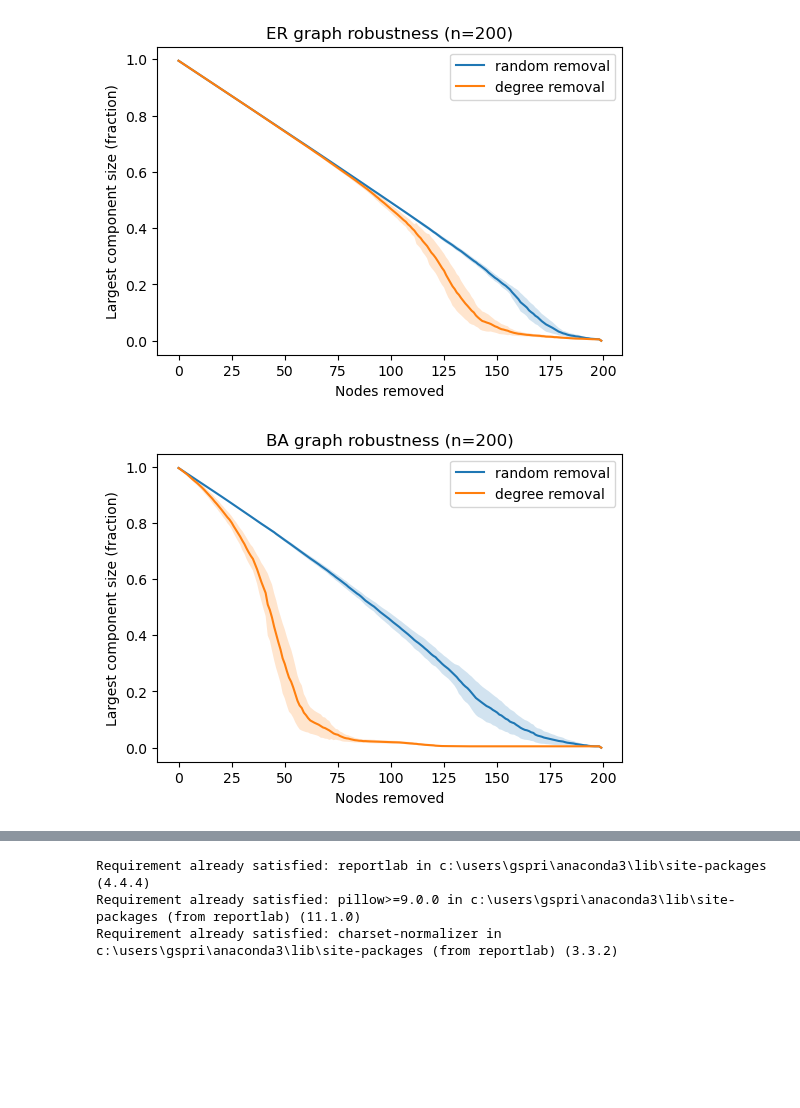
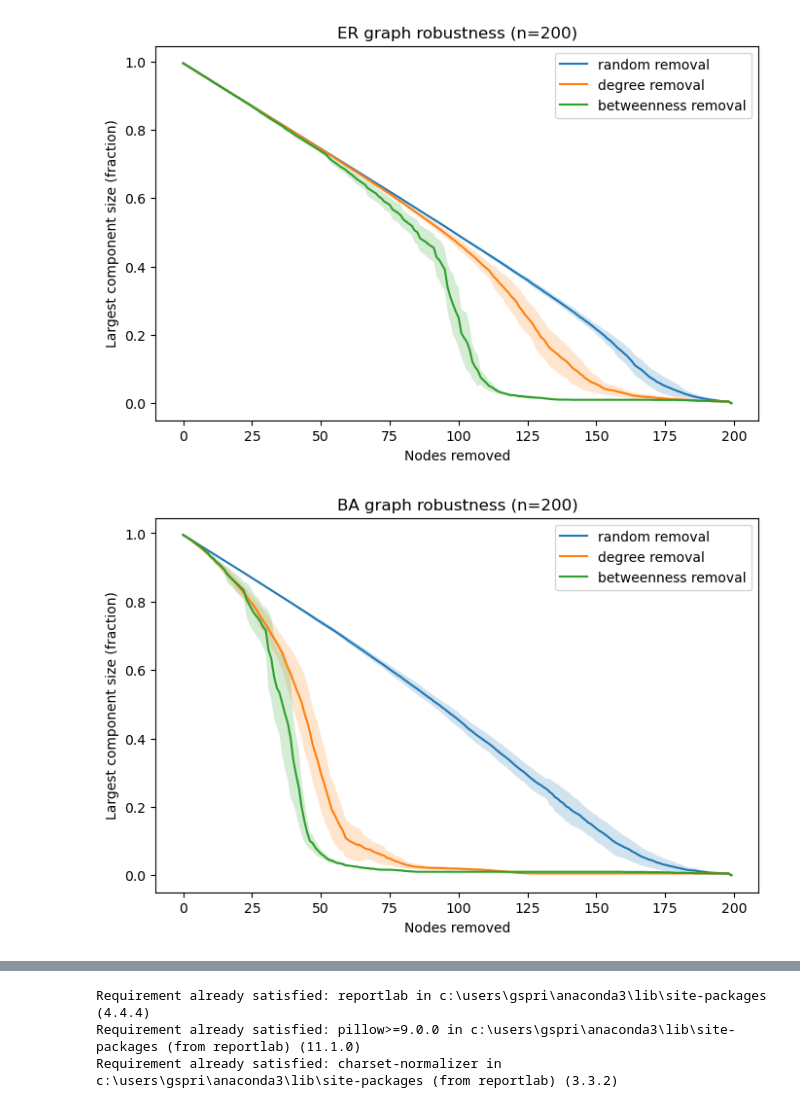
Before and after one commit to GVN8R/network-resilience, a Jupyter notebook: notebooks/01_network_resilience.ipynb, the cells around one changed output, grey strips where cells are left out. Drawn from its saved outputs; the diff is of its cells as text; code cells hidden in the pictures; blank space fills up the shorter version.

Commit message:
Added new removal strategy
Added 'betweenness' strategy, which removes nodes based on their betweenness centrality

```diff
--- a/notebooks/01_network_resilience.ipynb
+++ b/notebooks/01_network_resilience.ipynb
@@ -119,11 +146,16 @@ experiments = [
     ("WS", nx.watts_strogatz_graph, {"n": 200, "k": 4, "p": 0.1, "seed": None})
 ]
 
-strategies = ["random", "degree"]
+strategies = ["random", "degree", "betweenness"]
 
 results = {}
 
 for name, gen_func, params in experiments:
     for strat in strategies:
-        mean, std = average_collapse_curve(gen_func, params, strategy=strat, n_runs=50)
+        print(f"Running {name} with {strat} removal...")
+        if strat == "betweenness":
+            # Use less runs since betweenness is more expensive
+            mean, std = average_collapse_curve(gen_func, params, strategy=strat, n_runs=10)
+        else:
+            mean, std = average_collapse_curve(gen_func, params, strategy=strat, n_runs=50)
         results[(name, strat)] = (mean, std)
@@ -130,17 +172,17 @@ for name, gen_func, params in experiments:
 # %%
 # Compare plots by model
 for name, _, _ in experiments:
-    plt.figure()
+    plt.figure(figsize=(8, 5))
     for strat in strategies:
         mean, std = results[(name, strat)]
-        x=np.arange(len(mean))
+        x = np.arange(len(mean))
         plt.plot(x, mean, label=f"{strat} removal")
         plt.fill_between(x, mean - std, mean + std, alpha=0.2)
     plt.xlabel("Nodes removed")
     plt.ylabel("Largest component size (fraction)")
     plt.title(f"{name} graph robustness (n=200)")
     plt.legend()
     plt.show()
 # %% [output]
-[figure, old version]
+[figure, new version]
-[figure, old version]
+[figure, new version]
```
Also changed, not shown: parts of 9 cells of this notebook.
